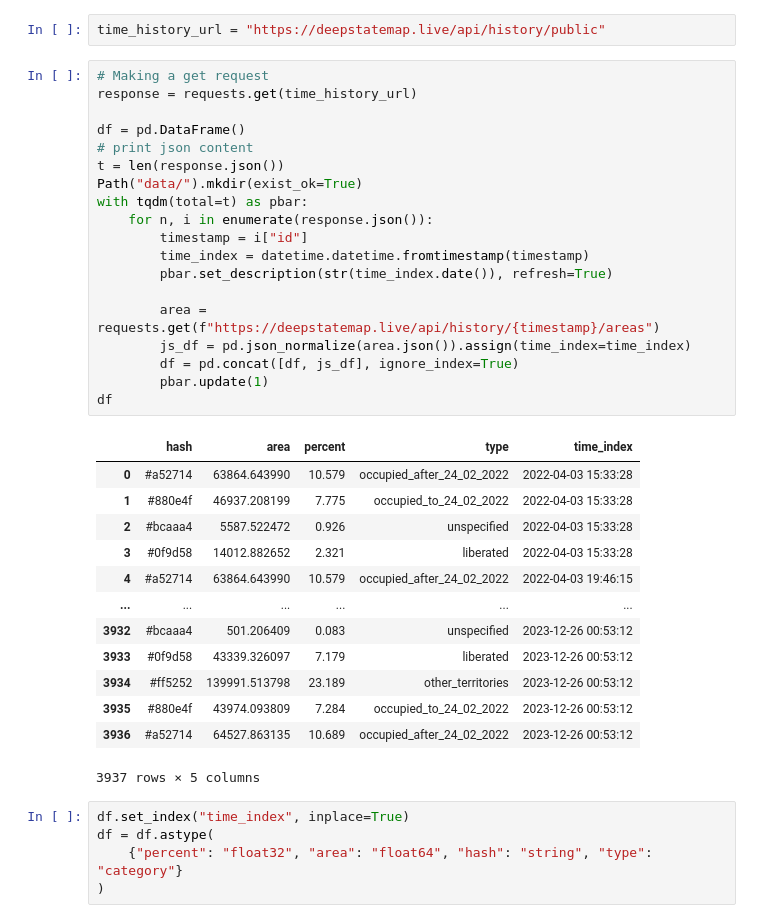
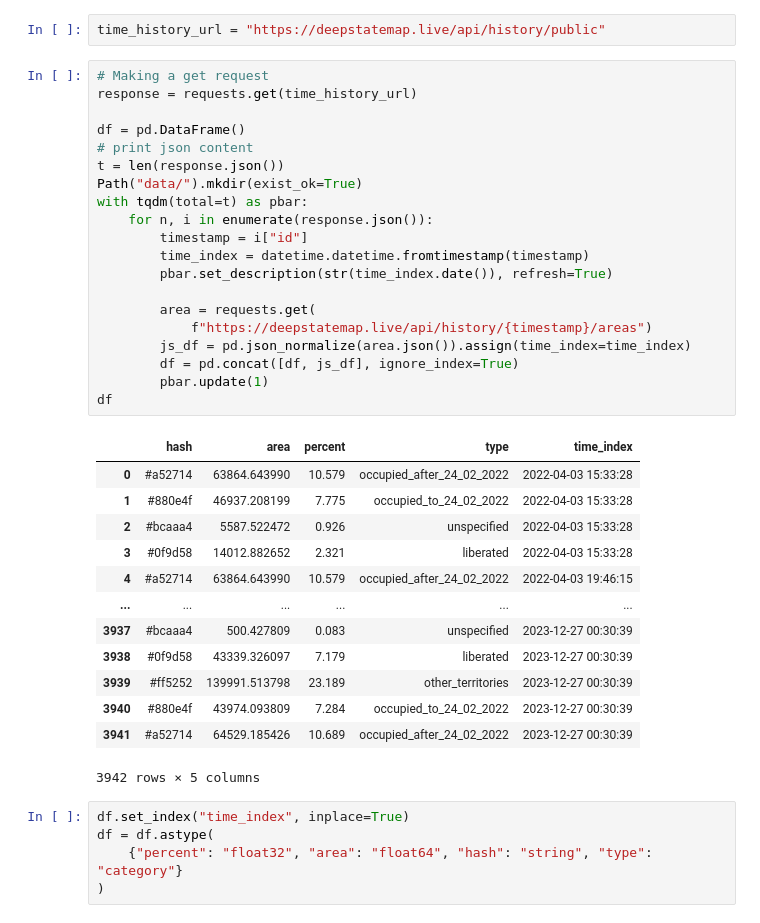
Before and after one commit to HexQuant/rua, a Jupyter notebook: area.ipynb, the cells around one changed output. Cells and saved outputs as stored; diff of their text form.

```diff
--- a/area.ipynb
+++ b/area.ipynb
@@ -35,36 +35,37 @@ time_history_url = "https://deepstatemap.live/api/history/public"
 # %%
 # Making a get request
 response = requests.get(time_history_url)
 
 df = pd.DataFrame()
 # print json content
 t = len(response.json())
 Path("data/").mkdir(exist_ok=True)
 with tqdm(total=t) as pbar:
     for n, i in enumerate(response.json()):
         timestamp = i["id"]
         time_index = datetime.datetime.fromtimestamp(timestamp)
         pbar.set_description(str(time_index.date()), refresh=True)
 
-        area = requests.get(f"https://deepstatemap.live/api/history/{timestamp}/areas")
+        area = requests.get(
+            f"https://deepstatemap.live/api/history/{timestamp}/areas")
         js_df = pd.json_normalize(area.json()).assign(time_index=time_index)
         df = pd.concat([df, js_df], ignore_index=True)
         pbar.update(1)
 df
 # %% [output]
 |  | hash | area | percent | type | time_index |
 | 0 | #a52714 | 63864.643990 | 10.579 | occupied_after_24_02_2022 | 2022-04-03 15:33:28 |
 | 1 | #880e4f | 46937.208199 | 7.775 | occupied_to_24_02_2022 | 2022-04-03 15:33:28 |
 | 2 | #bcaaa4 | 5587.522472 | 0.926 | unspecified | 2022-04-03 15:33:28 |
 | 3 | #0f9d58 | 14012.882652 | 2.321 | liberated | 2022-04-03 15:33:28 |
 | 4 | #a52714 | 63864.643990 | 10.579 | occupied_after_24_02_2022 | 2022-04-03 19:46:15 |
 | ... | ... | ... | ... | ... | ... |
-| 3932 | #bcaaa4 | 501.206409 | 0.083 | unspecified | 2023-12-26 00:53:12 |
-| 3933 | #0f9d58 | 43339.326097 | 7.179 | liberated | 2023-12-26 00:53:12 |
-| 3934 | #ff5252 | 139991.513798 | 23.189 | other_territories | 2023-12-26 00:53:12 |
-| 3935 | #880e4f | 43974.093809 | 7.284 | occupied_to_24_02_2022 | 2023-12-26 00:53:12 |
-| 3936 | #a52714 | 64527.863135 | 10.689 | occupied_after_24_02_2022 | 2023-12-26 00:53:12 |
+| 3937 | #bcaaa4 | 500.427809 | 0.083 | unspecified | 2023-12-27 00:30:39 |
+| 3938 | #0f9d58 | 43339.326097 | 7.179 | liberated | 2023-12-27 00:30:39 |
+| 3939 | #ff5252 | 139991.513798 | 23.189 | other_territories | 2023-12-27 00:30:39 |
+| 3940 | #880e4f | 43974.093809 | 7.284 | occupied_to_24_02_2022 | 2023-12-27 00:30:39 |
+| 3941 | #a52714 | 64529.185426 | 10.689 | occupied_after_24_02_2022 | 2023-12-27 00:30:39 |
-3937 rows × 5 columns
+3942 rows × 5 columns
 # %%
 df.set_index("time_index", inplace=True)
 df = df.astype(
```
Also changed, not shown: parts of 10 cells of this notebook, 2 other files.
